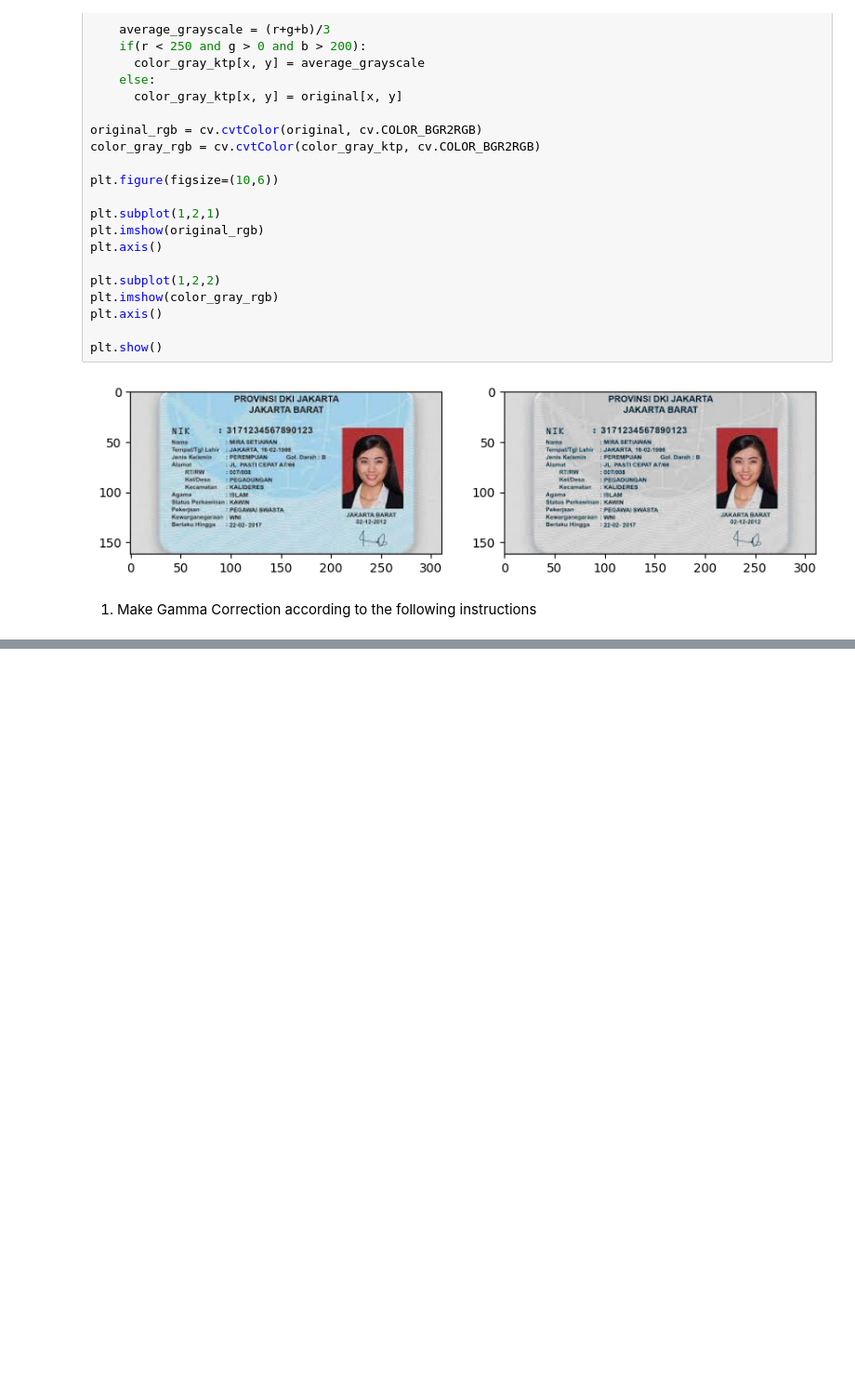
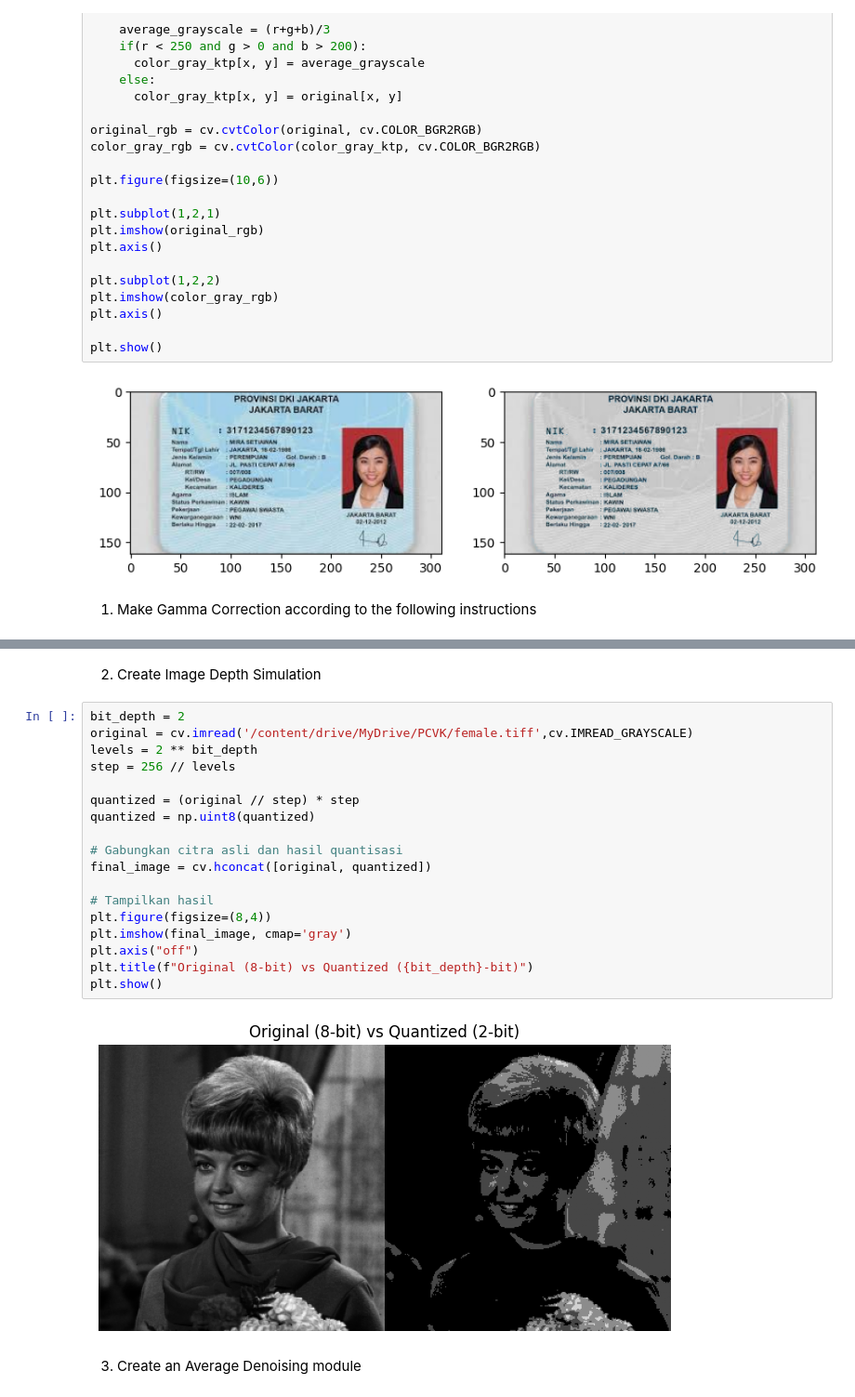
Before and after one commit to Majid5654/Erwan-Majid_PCVK_Ganjil_2025, a Jupyter notebook: Week3.ipynb, the cells around one changed output, grey strips where cells are left out. Shown at 93% size. Drawn from its saved outputs; the diff is of its cells as text; blank space fills up the shorter version.

```diff
--- a/Week3.ipynb
+++ b/Week3.ipynb
@@ -262,0 +267,24 @@ cv2_imshow(final_frame_gamma)
+# %% [markdown]
+2. Create Image Depth Simulation
+# %%
+bit_depth = 2
+original = cv.imread('/content/drive/MyDrive/PCVK/female.tiff',cv.IMREAD_GRAYSCALE)
+levels = 2 ** bit_depth
+step = 256 // levels
+
+quantized = (original // step) * step
+quantized = np.uint8(quantized)
+
+# Gabungkan citra asli dan hasil quantisasi
+final_image = cv.hconcat([original, quantized])
+
+# Tampilkan hasil
+plt.figure(figsize=(8,4))
+plt.imshow(final_image, cmap='gray')
+plt.axis("off")
+plt.title(f"Original (8-bit) vs Quantized ({bit_depth}-bit)")
+plt.show()
+# %% [output]
+[figure, added]
+# %% [markdown]
+3. Create an Average Denoising module
```
Also changed, not shown: parts of 1 cell of this notebook.
